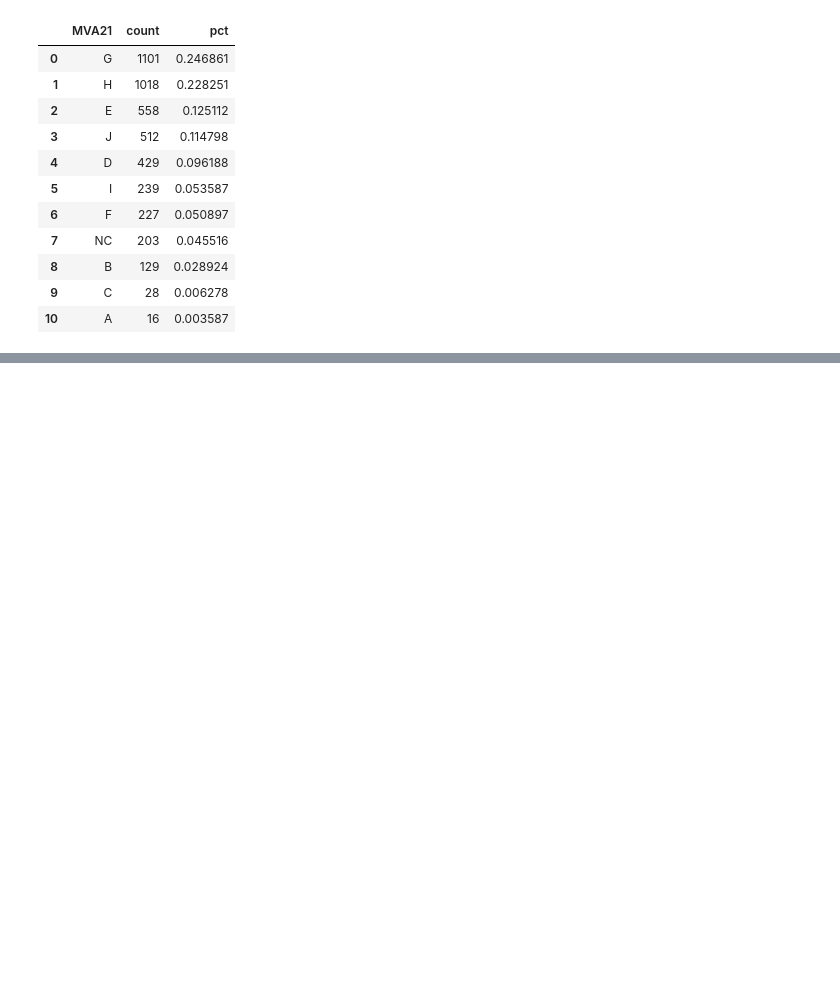
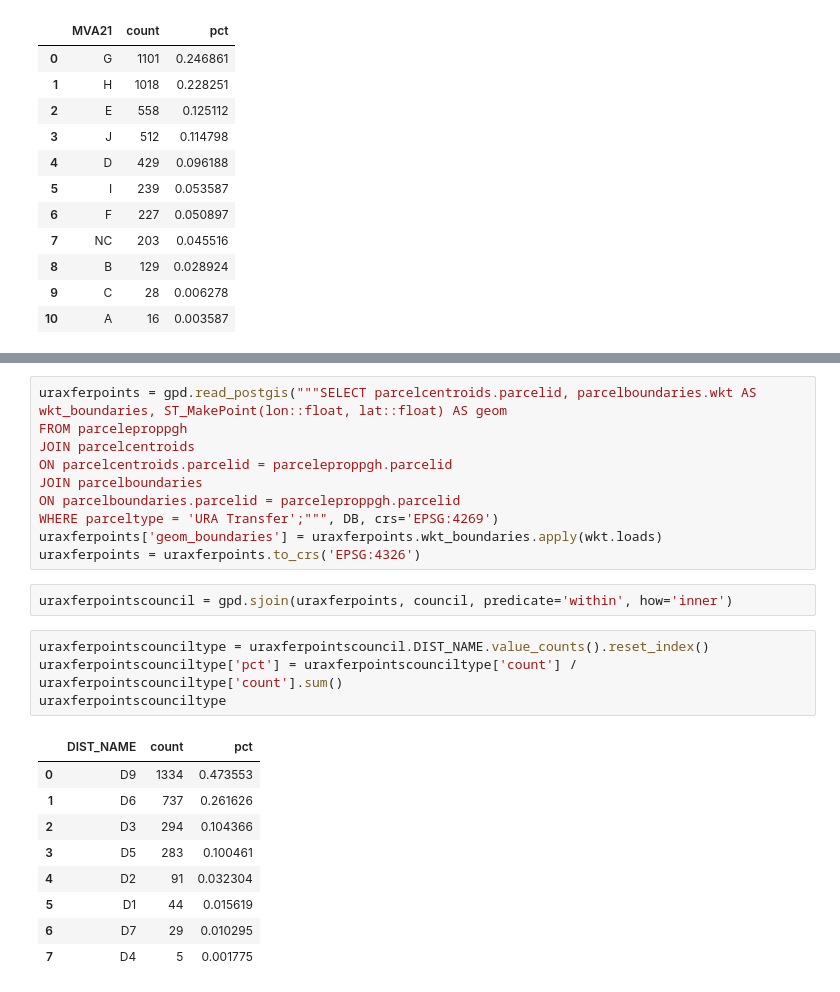
Before and after one commit to maclover7/pghland, a Jupyter notebook: city-inventory.ipynb, the cells around one changed output, grey strips where cells are left out. Saved outputs shown, nothing was run; the diff lists cells and outputs as text; blank space fills up the shorter version.

```diff
--- a/city-inventory.ipynb
+++ b/city-inventory.ipynb
@@ -309,0 +332,26 @@ morefeasibleh4smvatype
+# %%
+uraxferpoints = gpd.read_postgis("""SELECT parcelcentroids.parcelid, parcelboundaries.wkt AS wkt_boundaries, ST_MakePoint(lon::float, lat::float) AS geom
+FROM parceleproppgh
+JOIN parcelcentroids
+ON parcelcentroids.parcelid = parceleproppgh.parcelid
+JOIN parcelboundaries
+ON parcelboundaries.parcelid = parceleproppgh.parcelid
+WHERE parceltype = 'URA Transfer';""", DB, crs='EPSG:4269')
+uraxferpoints['geom_boundaries'] = uraxferpoints.wkt_boundaries.apply(wkt.loads)
+uraxferpoints = uraxferpoints.to_crs('EPSG:4326')
+# %%
+uraxferpointscouncil = gpd.sjoin(uraxferpoints, council, predicate='within', how='inner')
+# %%
+uraxferpointscounciltype = uraxferpointscouncil.DIST_NAME.value_counts().reset_index()
+uraxferpointscounciltype['pct'] = uraxferpointscounciltype['count'] / uraxferpointscounciltype['count'].sum()
+uraxferpointscounciltype
+# %% [output]
+|  | DIST_NAME | count | pct |
+| 0 | D9 | 1334 | 0.473553 |
+| 1 | D6 | 737 | 0.261626 |
+| 2 | D3 | 294 | 0.104366 |
+| 3 | D5 | 283 | 0.100461 |
+| 4 | D2 | 91 | 0.032304 |
+| 5 | D1 | 44 | 0.015619 |
+| 6 | D7 | 29 | 0.010295 |
+| 7 | D4 | 5 | 0.001775 |
```
Also changed, not shown: parts of 6 cells of this notebook, 1 other file.
